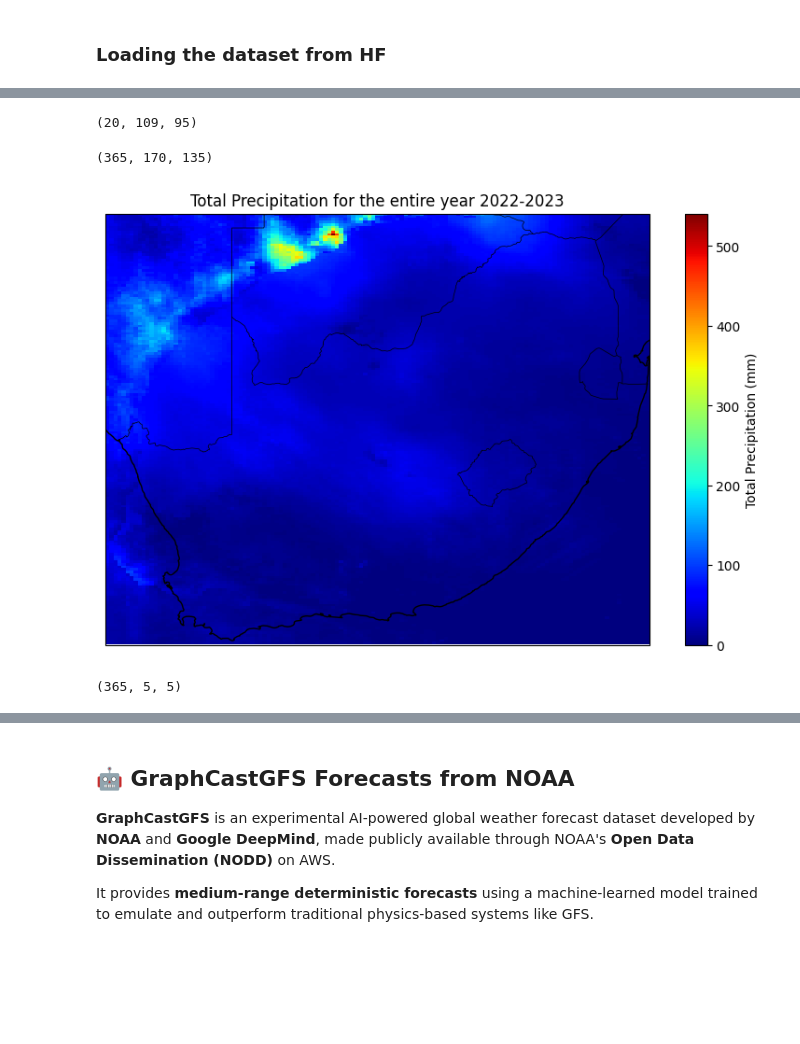
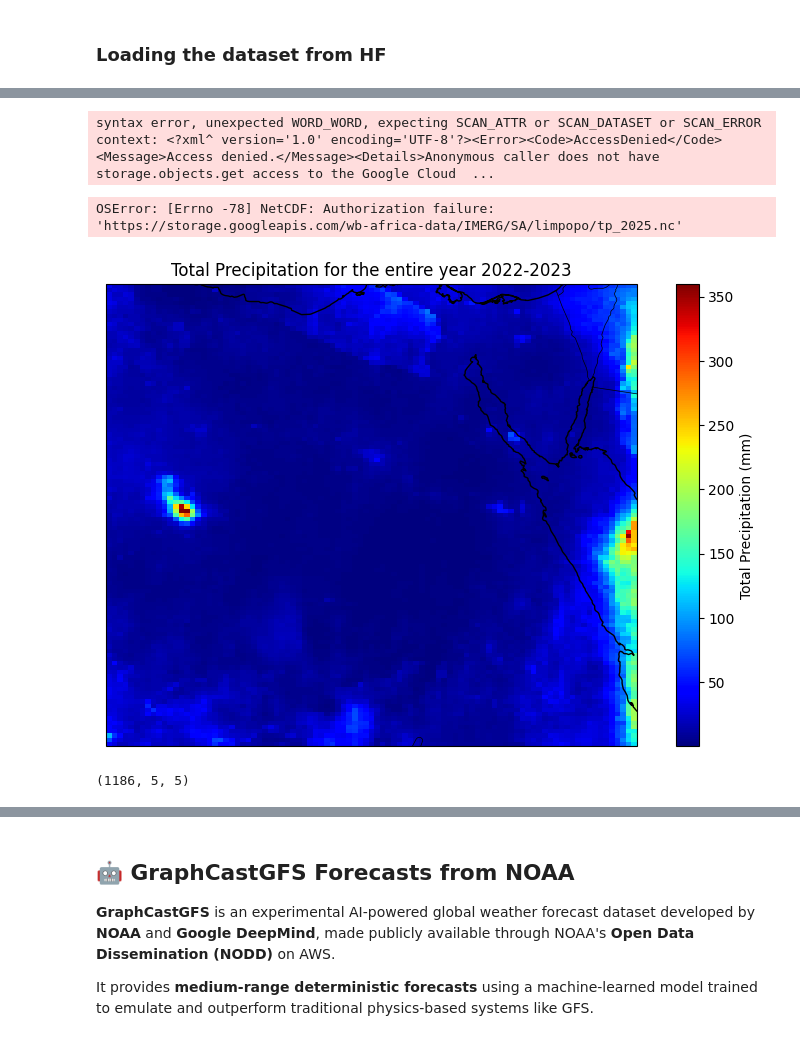
Before and after one commit to africlimate-research/AfriClimateAI-Community, a Jupyter notebook: resources/DLI25_comprehensive_benchmarking.ipynb, the cells around one changed output, grey strips where cells are left out. Cells and saved outputs as stored; diff of their text form; code cells hidden in the pictures; blank space fills up the shorter version.

```diff
--- a/resources/DLI25_comprehensive_benchmarking.ipynb
+++ b/resources/DLI25_comprehensive_benchmarking.ipynb
@@ -127,11 +124,12 @@ Processed batch of 20 files, total batches: 5
 # %%
-precip_ds.shape
+
+import xarray as xr
+
+xr.open_dataset("https://storage.googleapis.com/wb-africa-data/IMERG/SA/limpopo/tp_2025.nc")
 # %% [output]
-(20, 109, 95)
+syntax error, unexpected WORD_WORD, expecting SCAN_ATTR or SCAN_DATASET or SCAN_ERROR
+context: <?xml^ version='1.0' encoding='UTF-8'?><Error><Code>AccessDenied</Code><Message>Access denied.</Message><Details>Anonymous caller does not have storage.objects.get access to the Google Cloud  ...
+OSError: [Errno -78] NetCDF: Authorization failure: 'https://storage.googleapis.com/wb-africa-data/IMERG/SA/limpopo/tp_2025.nc'
-# %%
-precip_ds_glob.shape
-# %% [output]
-(365, 170, 135)
 # %%
 import xarray as xr
 import matplotlib.pyplot as plt
@@ -141,51 +139,51 @@ from matplotlib.colors import LogNorm
 import numpy as np
 # Select data for 2018
 #"2022-08-01","2022-12-01","2023-03-01",
-for end_date in ["2022-06-01"]:
-    ds_2018 = precip_ds.sel(time=slice("2022-05-01", end_date))
+for end_date in ["2024-12-01"]:
+    ds_2018 = precip_ds.sel(time=slice("2024-01-01", end_date))
 
     # Sum precipitation over time (resulting shape: lat x lon)
     total_precip = ds_2018.sum(dim='time')
 
     # Get coordinates
     lons = precip_ds.lon.values
     lats = precip_ds.lat.values
 
     # Get extent for imshow (left, right, bottom, top)
     extent = [lons.min(), lons.max(), lats.min(), lats.max()]
 
     # Plot
     fig, ax = plt.subplots(figsize=(10, 6), subplot_kw={'projection': ccrs.PlateCarree()})
     img = ax.imshow(
         total_precip.values,
         extent=extent,
         origin='lower',
         cmap='jet',
 
         interpolation='none',
     )
 
     # Add coastlines and borders
     ax.coastlines()
     ax.add_feature(cfeature.BORDERS, linewidth=0.5)
     ax.set_title("Total Precipitation for the entire year 2022-2023")
     plt.colorbar(img, ax=ax, label='Total Precipitation (mm)')
     plt.show()
     plt.close(fig)
 # %% [output]
-[figure, old version]
+[figure, new version]
 # %%
-afrinet2_lat= -22.983967 # latitude of AfriNet002 station
+afrinet2_lat= 22.983967 # latitude of AfriNet002 station
 afrinet2_lon=  30.457111  # longitude of AfriNet002 station
 step=0.25
 
-afrinet_imerg = precip_ds_glob.sel(
+afrinet_imerg = precip_ds.sel(
     lat=slice(afrinet2_lat - step, afrinet2_lat + step),  # reversed
     lon=slice(afrinet2_lon - step, afrinet2_lon + step)   # ascending as usual
 )
 afrinet_imerg.shape
 # %% [output]
-(365, 5, 5)
+(1186, 5, 5)
 # %%
 #todo draw extracted region on previous map
 # %%
```
Also changed, not shown: parts of 13 cells of this notebook, 1 other file.
